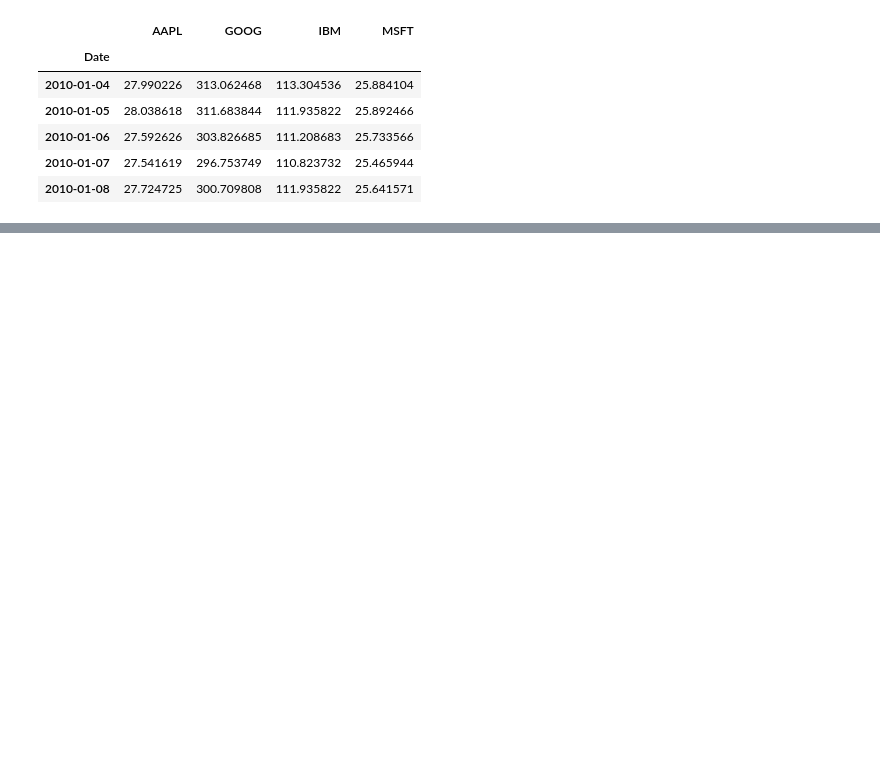
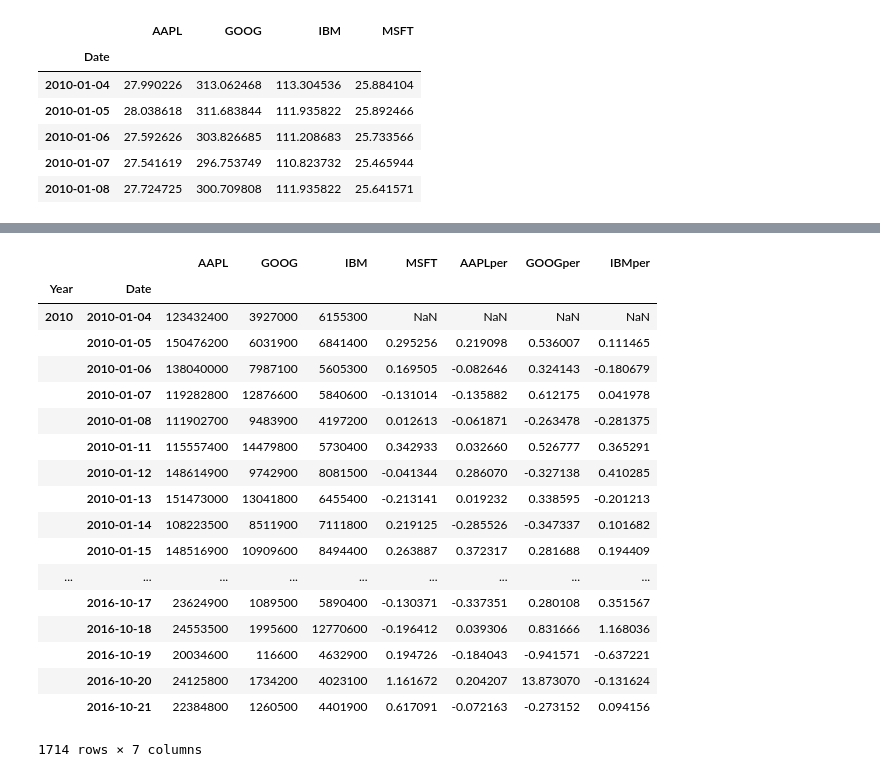
Before and after one commit to kminet/LifeManagement1, a Jupyter notebook: Day5/Day5과제최종.ipynb, the cells around one changed output, grey strips where cells are left out. Drawn from its saved outputs; the diff is of its cells as text; code cells hidden in the pictures; blank space fills up the shorter version.

```diff
--- a/Day5/Day5과제최종.ipynb
+++ b/Day5/Day5과제최종.ipynb
@@ -66,0 +139,30 @@ m_price.set_index(['Year','Date'])
+# %%
+m_volume['AAPLper']=m_volume['AAPL'].pct_change()
+# %%
+m_volume['GOOGper']=m_volume['GOOG'].pct_change()
+# %%
+m_volume['IBMper']=m_volume['IBM'].pct_change()
+# %%
+m_volume['MSFT']=m_volume['MSFT'].pct_change()
+# %%
+m_volume
+# %% [output]
+|  |  | AAPL | GOOG | IBM | MSFT | AAPLper | GOOGper | IBMper |
+| Year | Date |  |  |  |  |  |  |  |
+| 2010 | 2010-01-04 | 123432400 | 3927000 | 6155300 | NaN | NaN | NaN | NaN |
+|  | 2010-01-05 | 150476200 | 6031900 | 6841400 | 0.295256 | 0.219098 | 0.536007 | 0.111465 |
+|  | 2010-01-06 | 138040000 | 7987100 | 5605300 | 0.169505 | -0.082646 | 0.324143 | -0.180679 |
+|  | 2010-01-07 | 119282800 | 12876600 | 5840600 | -0.131014 | -0.135882 | 0.612175 | 0.041978 |
+|  | 2010-01-08 | 111902700 | 9483900 | 4197200 | 0.012613 | -0.061871 | -0.263478 | -0.281375 |
+|  | 2010-01-11 | 115557400 | 14479800 | 5730400 | 0.342933 | 0.032660 | 0.526777 | 0.365291 |
+|  | 2010-01-12 | 148614900 | 9742900 | 8081500 | -0.041344 | 0.286070 | -0.327138 | 0.410285 |
+|  | 2010-01-13 | 151473000 | 13041800 | 6455400 | -0.213141 | 0.019232 | 0.338595 | -0.201213 |
+|  | 2010-01-14 | 108223500 | 8511900 | 7111800 | 0.219125 | -0.285526 | -0.347337 | 0.101682 |
+|  | 2010-01-15 | 148516900 | 10909600 | 8494400 | 0.263887 | 0.372317 | 0.281688 | 0.194409 |
+| ... | ... | ... | ... | ... | ... | ... | ... | ... |
+|  | 2016-10-17 | 23624900 | 1089500 | 5890400 | -0.130371 | -0.337351 | 0.280108 | 0.351567 |
+|  | 2016-10-18 | 24553500 | 1995600 | 12770600 | -0.196412 | 0.039306 | 0.831666 | 1.168036 |
+|  | 2016-10-19 | 20034600 | 116600 | 4632900 | 0.194726 | -0.184043 | -0.941571 | -0.637221 |
+|  | 2016-10-20 | 24125800 | 1734200 | 4023100 | 1.161672 | 0.204207 | 13.873070 | -0.131624 |
+|  | 2016-10-21 | 22384800 | 1260500 | 4401900 | 0.617091 | -0.072163 | -0.273152 | 0.094156 |
+1714 rows × 7 columns
```
Also changed, not shown: parts of 15 cells of this notebook.
